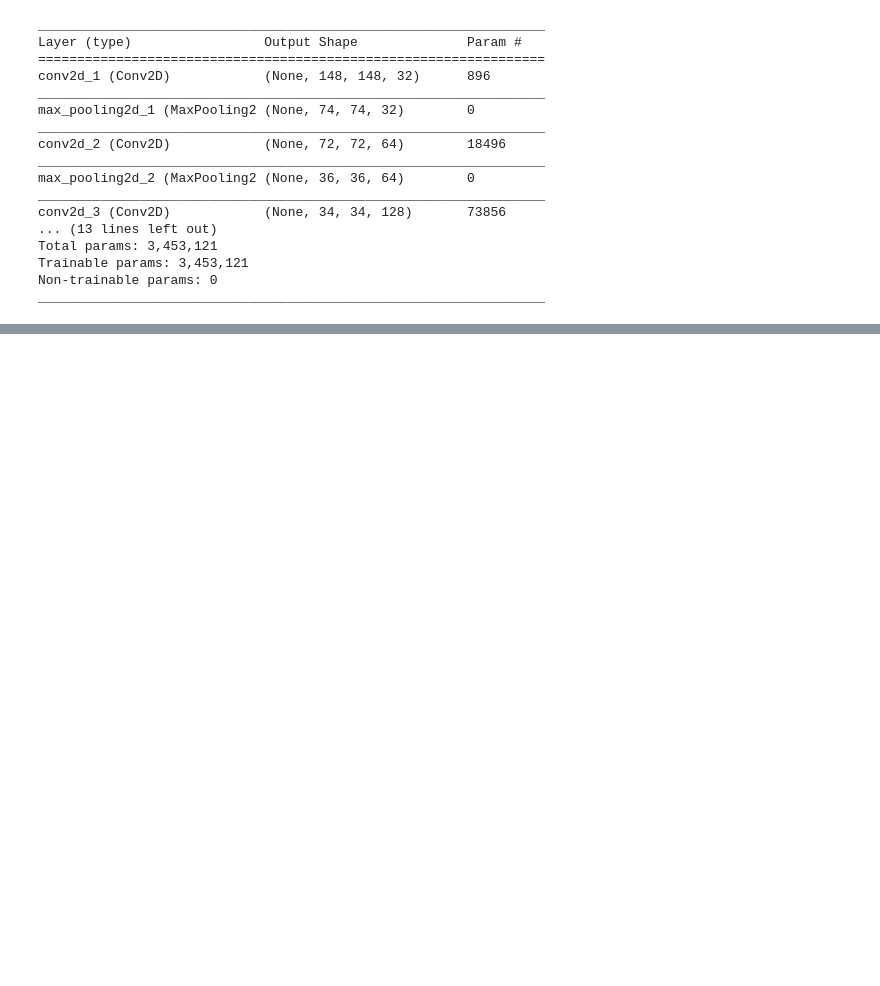
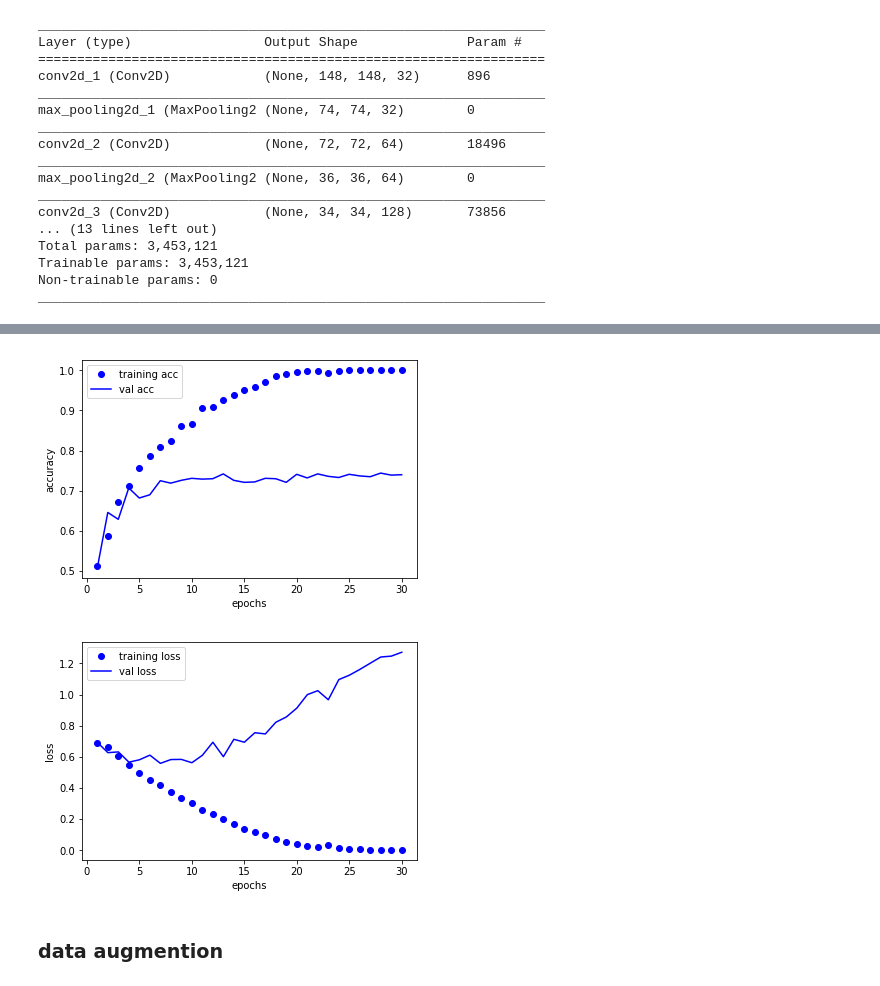
Before and after one commit to BrodaUa/fchollet_book_practice, a Jupyter notebook: chapter_5.ipynb, the cells around one changed output, grey strips where cells are left out. Saved outputs shown, nothing was run; the diff lists cells and outputs as text; code cells hidden in the pictures; blank space fills up the shorter version.

```diff
--- a/chapter_5.ipynb
+++ b/chapter_5.ipynb
@@ -79,9 +83,9 @@ from keras.preprocessing.image import ImageDataGenerator
 train_datagen = ImageDataGenerator(rescale=1./255)
 test_datagen = ImageDataGenerator(rescale=1./255)
 # %%
-train_generator = train_datagen.flow_from_directory('./dogs-vs-cats/train/',
+train_generator = train_datagen.flow_from_directory('../dogs-vs-cats/train/',
                                                     target_size=(150,150),class_mode='binary', batch_size=16)
-val_generator = test_datagen.flow_from_directory('./dogs-vs-cats/validation/',
+val_generator = test_datagen.flow_from_directory('../dogs-vs-cats/validation/',
                                                     target_size=(150,150),class_mode='binary', batch_size=16)
 # %% [output]
 Found 2000 images belonging to 2 classes.
@@ -130,4 +134,4 @@ Trainable params: 3,453,121
 Non-trainable params: 0
 _________________________________________________________________
 # %%
-model.fit_generator(train_generator, steps_per_epoch=125, epochs=30, validation_data=val_generator, validation_steps=62)
+history = model.fit_generator(train_generator, steps_per_epoch=125, epochs=30, validation_data=val_generator, validation_steps=62)
@@ -133,0 +160,26 @@ model.fit_generator(train_generator, steps_per_epoch=125, epochs=30, validation_
+# %%
+def plot_history(history):
+    epochs = range(1, len(history['acc'])+1)
+
+    plt.plot(epochs, history['acc'], 'bo', label='training acc')
+    plt.plot(epochs, history['val_acc'], 'b', label='val acc')
+    plt.xlabel('epochs')
+    plt.ylabel('accuracy')
+    plt.legend()
+
+    plt.figure()
+
+    plt.plot(epochs, history['loss'], 'bo', label='training loss')
+    plt.plot(epochs, history['val_loss'], 'b', label='val loss')
+    plt.xlabel('epochs')
+    plt.ylabel('loss')
+    plt.legend()
+
+    plt.show()
+# %%
+plot_history(history.history)
+# %% [output]
+[figure, added]
+[figure, added]
+# %% [markdown]
+### data augmention
```
Also changed, not shown: parts of 18 cells of this notebook, 4 other files.
